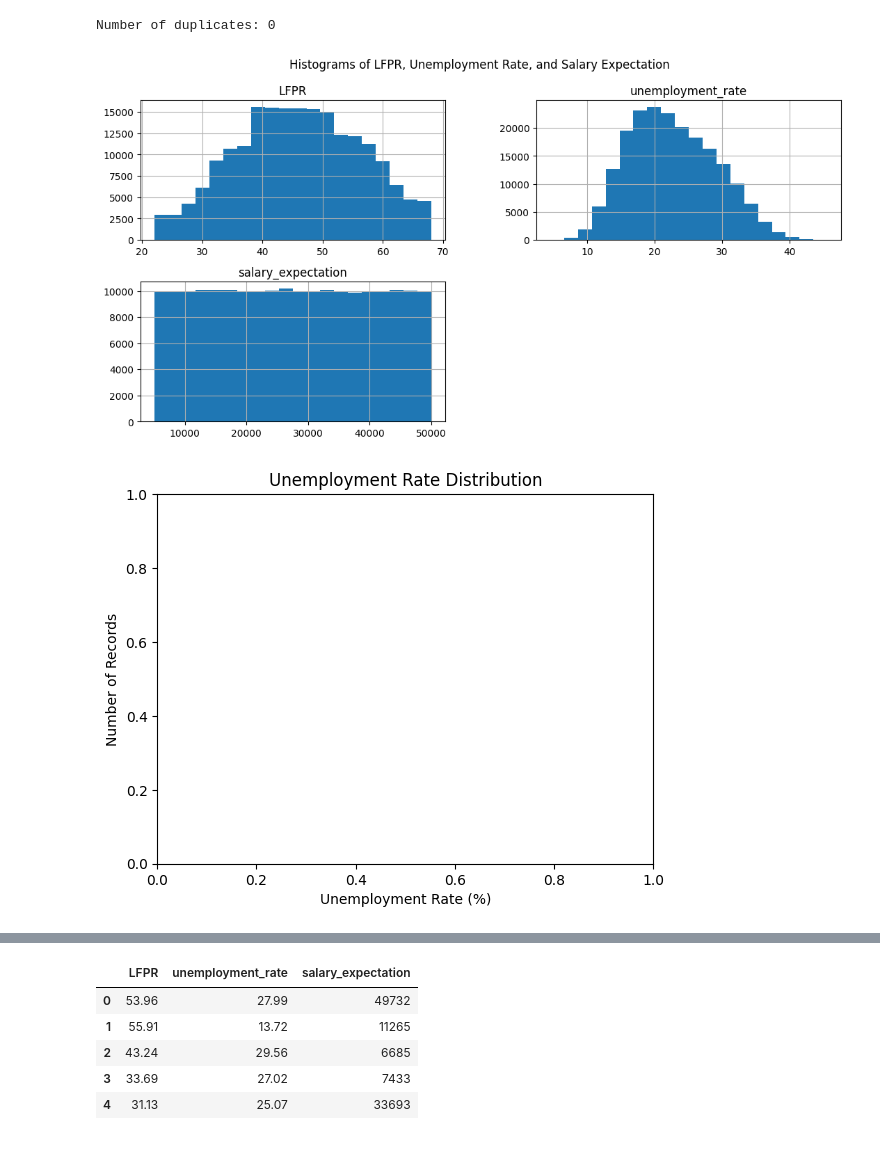
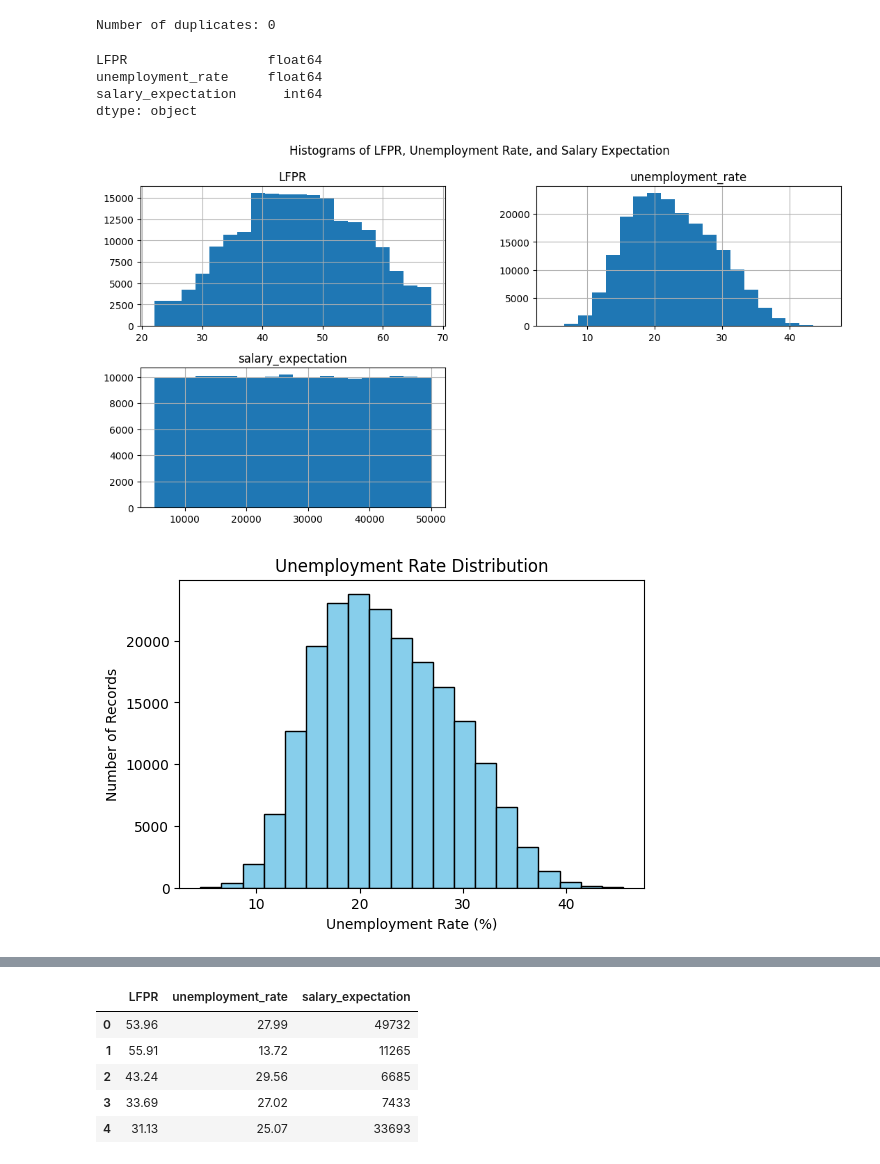
Before and after one commit to karan9551/project_unemployment_trend_analysis, a Jupyter notebook: Unemployment Trends Among Educated Youth in India.ipynb, the cells around one changed output, grey strips where cells are left out. Cells and saved outputs as stored; diff of their text form; code cells hidden in the pictures.

```diff
--- a/Unemployment Trends Among Educated Youth in India.ipynb
+++ b/Unemployment Trends Among Educated Youth in India.ipynb
@@ -81,27 +82,49 @@ print("Number of duplicates:",df.duplicated().sum()) #no duplicated values are p
 # df.drop_duplicates(inplace = True) in case if there any duplicated values
 # %% [output]
 Number of duplicates: 0
+# %%
+df[['LFPR', 'unemployment_rate', 'salary_expectation']].dtypes #the data in numeric form
+# %% [output]
+LFPR                  float64
+unemployment_rate     float64
+salary_expectation      int64
+dtype: object
 # %%
 #histogram for numerical data
-numeric_df = df[['LFPR', 'unemployment_rate', 'salary_expectation']]
+numeric_df = df[['LFPR', 'unemployment_rate', 'salary_expectation']] #selecting columns from df Histogram of 3 column
 
+# Histograms of numeric columns
 numeric_df.hist(bins=20, figsize=(13, 6))
-plt.suptitle('Histograms of LFPR, Unemployment Rate, and Salary Expectation', fontsize=12)
+plt.suptitle('Histograms of LFPR, Unemployment Rate, and Salary Expectation', fontsize=12) # sub tittle
 plt.savefig('../Project_Unemployment/output//unemployment_rate,LFPR and salary_exceptation.jpeg', dpi=100)
 plt.show()
 
+#Optional: Individual Histogram for Unemployment Rate only
+plt.figure(figsize=(6, 4)) # Creates a new blank figure
+plt.hist(
+    df['unemployment_rate'],
+    bins=20,
+    color='skyblue',
+    edgecolor='black'
+    ) # Creates a new blank figure with a size of 6 inches wide and 4 inches tall
 plt.title('Unemployment Rate Distribution')
 plt.xlabel('Unemployment Rate (%)')
 plt.ylabel('Number of Records')
+plt.savefig('../Project_Unemployment/output/unemployment_rate_distribution.jpeg', dpi=100) #save img file in output folder
+plt.show()
 
+# show Correlation Heatmap
 plt.figure(figsize=(5, 6))
-sns.heatmap(numeric_df.corr(), annot=False, cmap='coolwarm')
-plt.title('Unemployment Rate Correlation Heatmap')  # Now placed correctly
+sns.heatmap(numeric_df.corr(),
+            annot=False,
+            cmap='coolwarm'
+           ) #Computes the correlation matrix (values from -1 to +1) between numerical columns like LFPR, unemployment_rate, salary_expectation
+plt.title('Unemployment Rate Correlation Heatmap')  # tittle
 
-plt.savefig('../Project_Unemployment/output/unemployment rate distribution.jpeg', dpi=100)
+plt.savefig('../Project_Unemployment/output/unemployment_rate_correlation_heatmap.jpeg', dpi=100)
 plt.show()
 # %% [output]
 [figure]
-[figure, old version]
+[figure, new version]
 [figure]
 # %%
```
Also changed, not shown: parts of 18 cells of this notebook, 5 other files.
